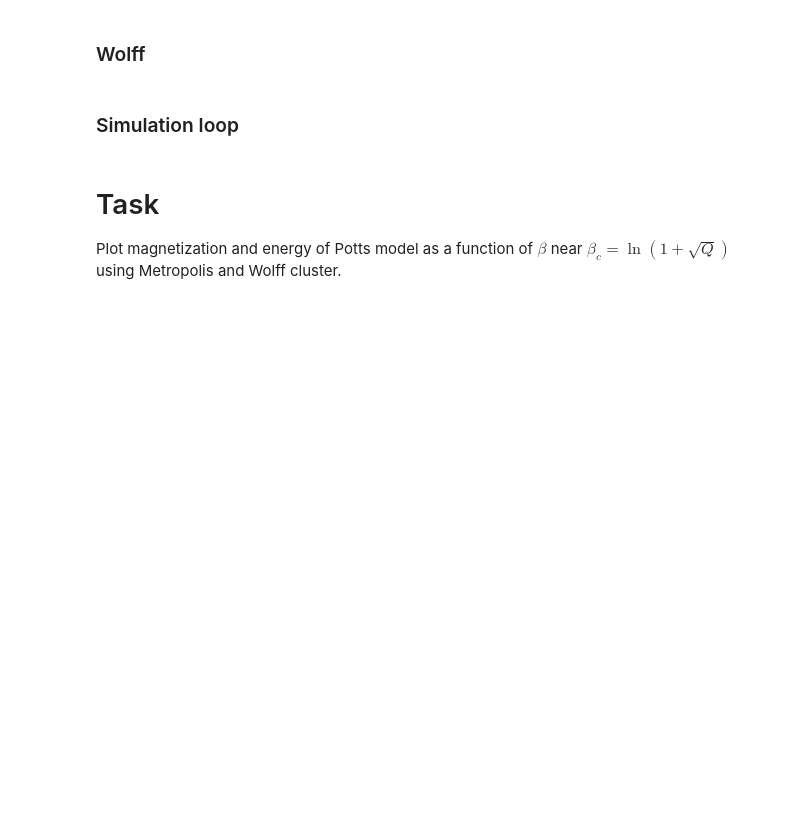
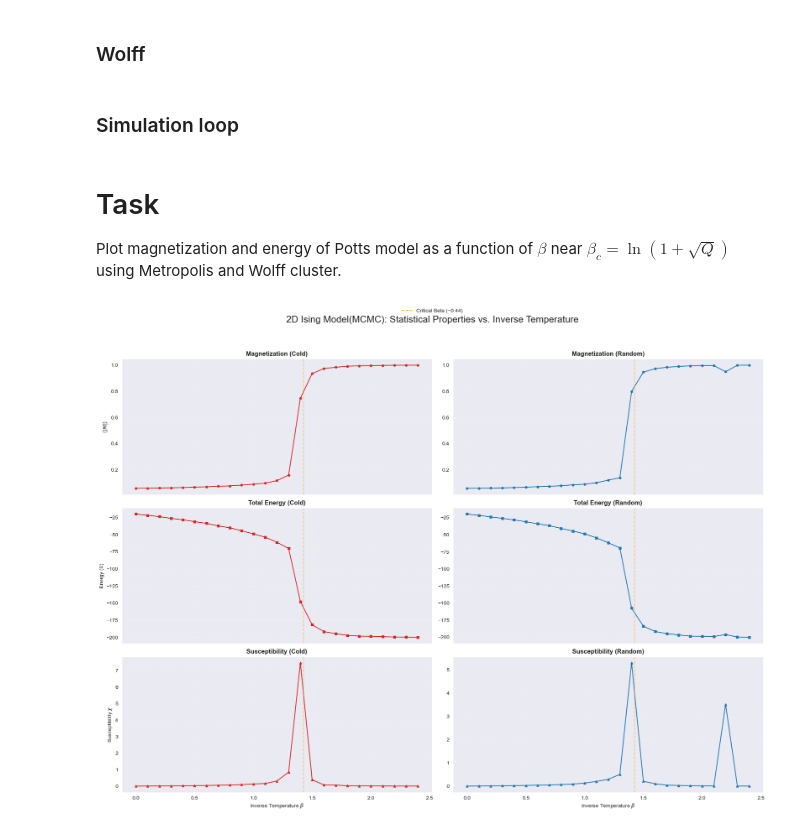
Before and after one commit to JHeczko/dataScience_kurs, a Jupyter notebook: classic_data_science/Markov_Chains/potts_model_simualtion.ipynb, the cells around one changed output. Cells and saved outputs as stored; diff of their text form; code cells hidden in the pictures; blank space fills up the shorter version.

Commit message:
added potts model simulation

```diff
--- a/classic_data_science/Markov_Chains/potts_model_simualtion.ipynb
+++ b/classic_data_science/Markov_Chains/potts_model_simualtion.ipynb
@@ -62,7 +64,7 @@ get_total_energy_system(grid_rand)
 # %%
 def get_total_magnetization_system(grid):
     _N = len(grid)
-    _grid_counter = np.bincount(grid.flatten())[1:]
+    _grid_counter = np.bincount(grid.astype(int).flatten(), minlength=Q_n+1)[1:]
     _N_max = np.max(_grid_counter)
 
     return (Q_n / (Q_n-1)) * ((_N_max/(_N*_N)) - (1/Q_n))
@@ -113,10 +164,10 @@ def monte_carlo_metropolis_step(grid, beta):
 
         # Logika Metropolis
         if delta_e <= 0:
-            grid[x_ind, y_ind] *= new_spin
+            grid[x_ind, y_ind] = new_spin
         else:
             if np.random.random() <= __boltzmann_probability(delta_e, beta):
-                grid[x_ind, y_ind] *= new_spin
+                grid[x_ind, y_ind] = new_spin
 
     return grid
 # %% [markdown]
@@ -210,0 +307,27 @@ Plot magnetization and energy of Potts model as a function of $\beta$ near $\bet
+# %%
+# Wspólne parametry
+critical_point = np.log(1+np.sqrt(Q_n))
+betas = np.arange(min(critical_point-1, 0), critical_point+1, 0.1)
+grids = [grid_cold, grid_rand]
+
+# 1. Symulacja Metropolis
+stats_metropolis = run_complete_simulation(
+    step_func=monte_carlo_metropolis_step,
+    betas=betas,
+    initial_grids=grids,
+    steps=3000,
+    burn_in=500
+)
+
+# 2. Symulacja Wolff
+stats_wolff = run_complete_simulation(
+    step_func=wolff_step,
+    betas=betas,
+    initial_grids=grids,
+    steps=3000,
+    burn_in=500
+)
+# %%
+plot_stats(mag = stats_metropolis['mag'], tot_en = stats_metropolis['en'], sus = stats_metropolis['sus'], betas=betas,title_model="MCMC", critical_beta = np.log(1+np.sqrt(Q_n)), grid_names=["Cold", "Random"])
+# %% [output]
+[figure, added]
```
Also changed, not shown: parts of 10 cells of this notebook.
